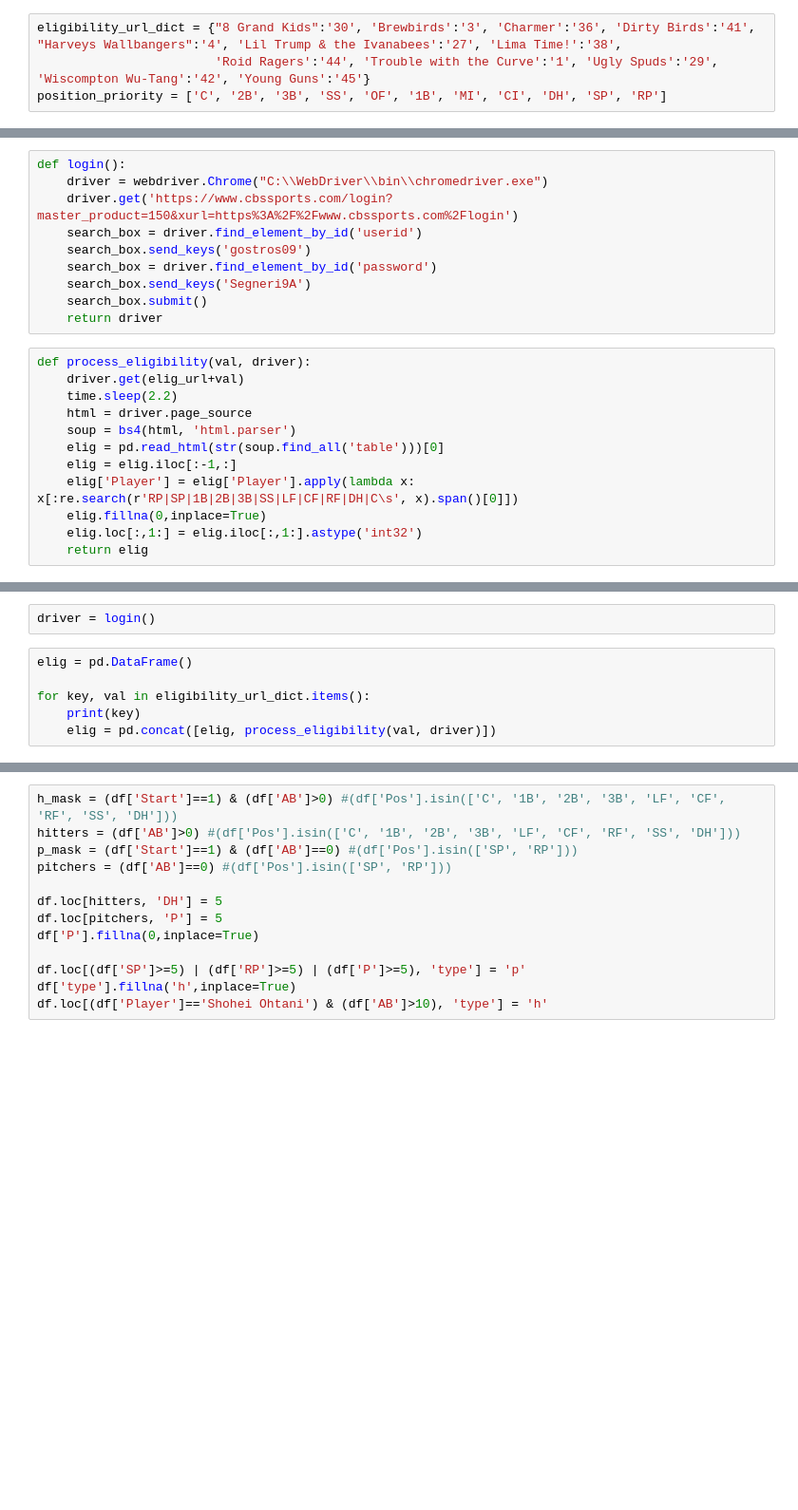
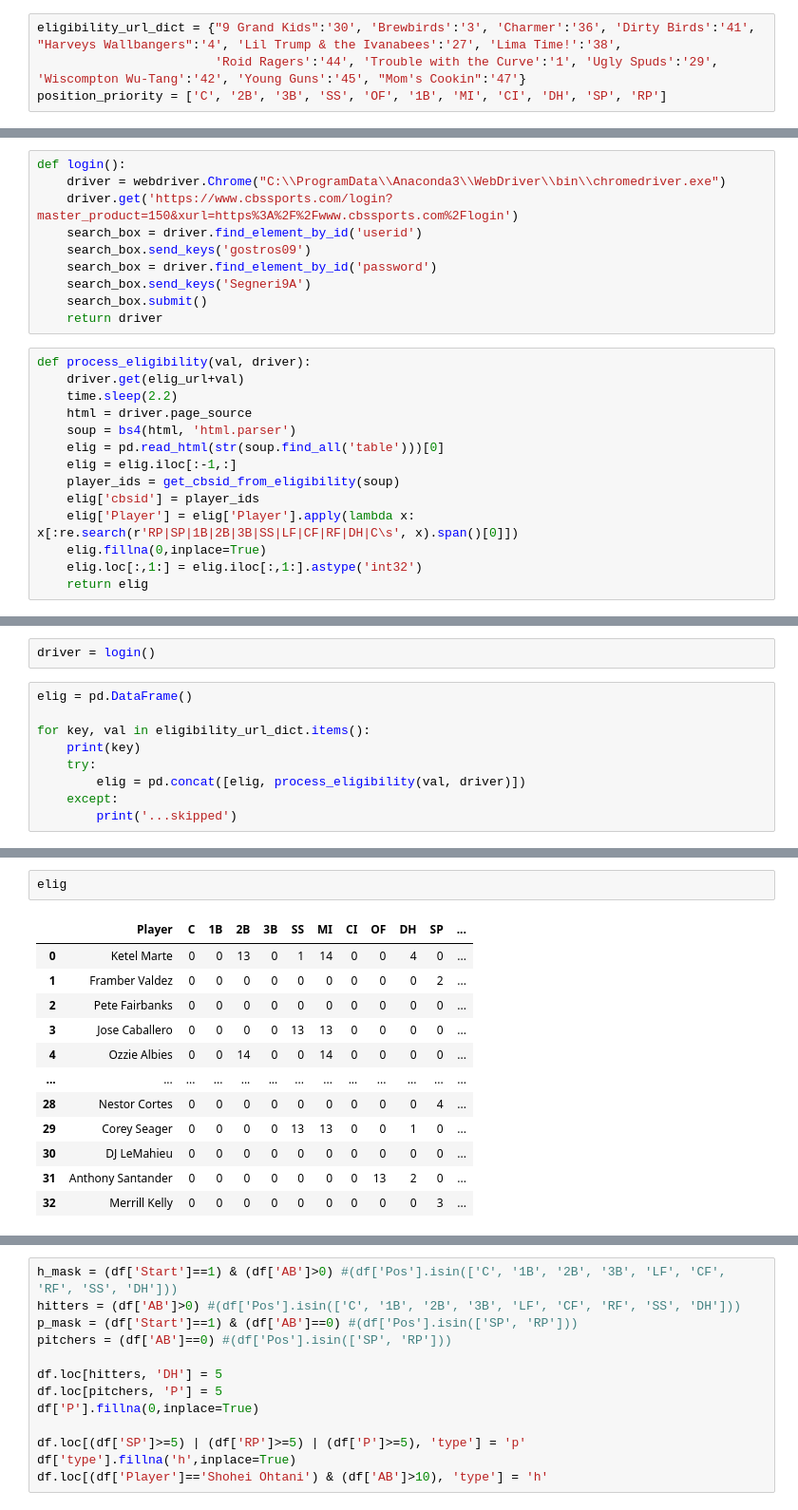
Before and after one commit to haueter19/xdl, a Jupyter notebook: XDL CBS Projections.ipynb, the cells around one changed output, grey strips where cells are left out. Shown: that part at 95% size. Cells and saved outputs as stored; diff of their text form; blank space fills up the shorter version.

```diff
--- a/XDL CBS Projections.ipynb
+++ b/XDL CBS Projections.ipynb
@@ -21,8 +21,8 @@ fp = fu.Fantasy_Projections()
 proj_url = 'https://xdl.baseball.cbssports.com/stats/stats-main'
 elig_url = 'https://xdl.baseball.cbssports.com/teams/eligibility/'
 # %%
-eligibility_url_dict = {"8 Grand Kids":'30', 'Brewbirds':'3', 'Charmer':'36', 'Dirty Birds':'41', "Harveys Wallbangers":'4', 'Lil Trump & the Ivanabees':'27', 'Lima Time!':'38',
-                        'Roid Ragers':'44', 'Trouble with the Curve':'1', 'Ugly Spuds':'29', 'Wiscompton Wu-Tang':'42', 'Young Guns':'45'}
+eligibility_url_dict = {"9 Grand Kids":'30', 'Brewbirds':'3', 'Charmer':'36', 'Dirty Birds':'41', "Harveys Wallbangers":'4', 'Lil Trump & the Ivanabees':'27', 'Lima Time!':'38',
+                        'Roid Ragers':'44', 'Trouble with the Curve':'1', 'Ugly Spuds':'29', 'Wiscompton Wu-Tang':'42', 'Young Guns':'45', "Mom's Cookin":'47'}
 position_priority = ['C', '2B', '3B', 'SS', 'OF', '1B', 'MI', 'CI', 'DH', 'SP', 'RP']
 # %%
 driver = webdriver.Chrome("C:\\WebDriver\\bin\\chromedriver.exe")
@@ -99,7 +102,7 @@ def clean_table(df, num):
     return df
 # %%
 def login():
-    driver = webdriver.Chrome("C:\\WebDriver\\bin\\chromedriver.exe")
+    driver = webdriver.Chrome("C:\\ProgramData\\Anaconda3\\WebDriver\\bin\\chromedriver.exe")
     driver.get('https://www.cbssports.com/login?master_product=150&xurl=https%3A%2F%2Fwww.cbssports.com%2Flogin')
     search_box = driver.find_element_by_id('userid')
     search_box.send_keys('gostros09')
@@ -115,6 +118,8 @@ def process_eligibility(val, driver):
     soup = bs4(html, 'html.parser')
     elig = pd.read_html(str(soup.find_all('table')))[0]
     elig = elig.iloc[:-1,:]
+    player_ids = get_cbsid_from_eligibility(soup)
+    elig['cbsid'] = player_ids
     elig['Player'] = elig['Player'].apply(lambda x: x[:re.search(r'RP|SP|1B|2B|3B|SS|LF|CF|RF|DH|C\s', x).span()[0]])
     elig.fillna(0,inplace=True)
     elig.loc[:,1:] = elig.iloc[:,1:].astype('int32')
@@ -161,5 +192,8 @@ elig = pd.DataFrame()
 
 for key, val in eligibility_url_dict.items():
     print(key)
-    elig = pd.concat([elig, process_eligibility(val, driver)])
+    try:
+        elig = pd.concat([elig, process_eligibility(val, driver)])
+    except:
+        print('...skipped')
 # %% [output]
@@ -177,0 +214,15 @@ Young Guns
+# %%
+elig
+# %% [output]
+|  | Player | C | 1B | 2B | 3B | SS | MI | CI | OF | DH | SP | ... |
+| 0 | Ketel Marte | 0 | 0 | 13 | 0 | 1 | 14 | 0 | 0 | 4 | 0 | ... |
+| 1 | Framber Valdez | 0 | 0 | 0 | 0 | 0 | 0 | 0 | 0 | 0 | 2 | ... |
+| 2 | Pete Fairbanks | 0 | 0 | 0 | 0 | 0 | 0 | 0 | 0 | 0 | 0 | ... |
+| 3 | Jose Caballero | 0 | 0 | 0 | 0 | 13 | 13 | 0 | 0 | 0 | 0 | ... |
+| 4 | Ozzie Albies | 0 | 0 | 14 | 0 | 0 | 14 | 0 | 0 | 0 | 0 | ... |
+| ... | ... | ... | ... | ... | ... | ... | ... | ... | ... | ... | ... | ... |
+| 28 | Nestor Cortes | 0 | 0 | 0 | 0 | 0 | 0 | 0 | 0 | 0 | 4 | ... |
+| 29 | Corey Seager | 0 | 0 | 0 | 0 | 13 | 13 | 0 | 0 | 1 | 0 | ... |
+| 30 | DJ LeMahieu | 0 | 0 | 0 | 0 | 0 | 0 | 0 | 0 | 0 | 0 | ... |
+| 31 | Anthony Santander | 0 | 0 | 0 | 0 | 0 | 0 | 0 | 13 | 2 | 0 | ... |
+| 32 | Merrill Kelly | 0 | 0 | 0 | 0 | 0 | 0 | 0 | 0 | 0 | 3 | ... |
```
Also changed, not shown: parts of 35 cells of this notebook.
